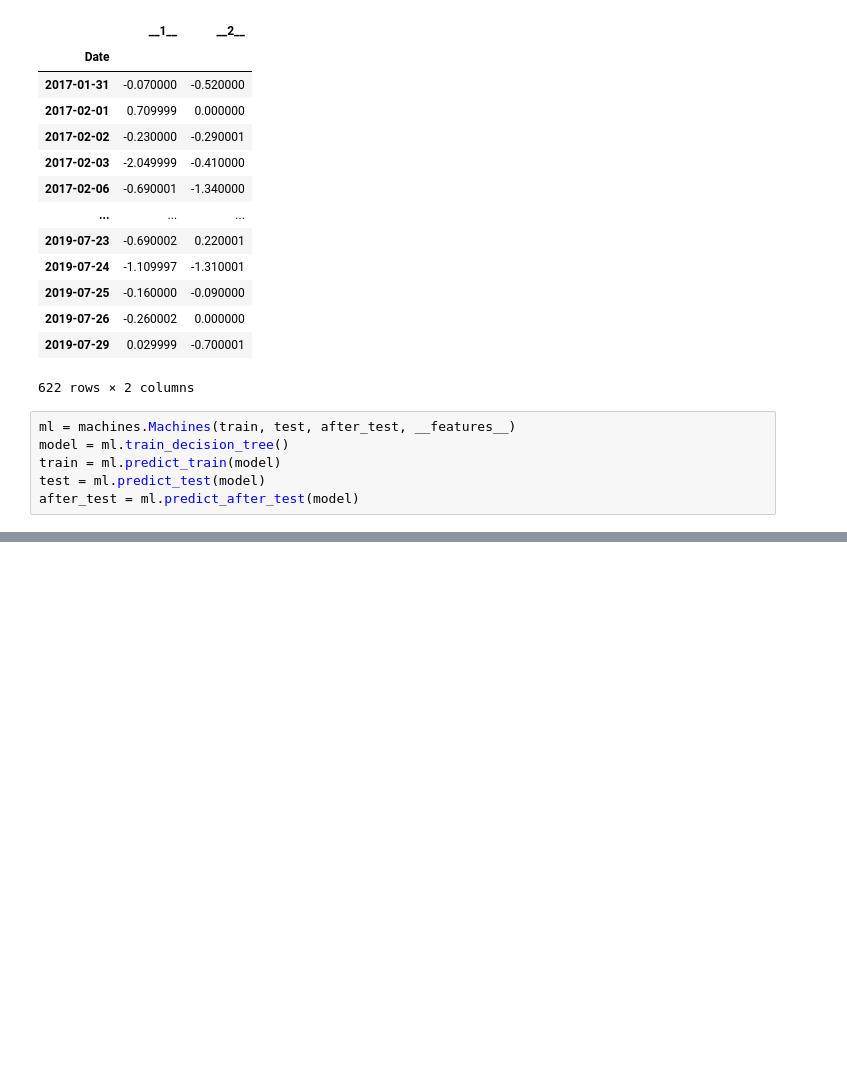
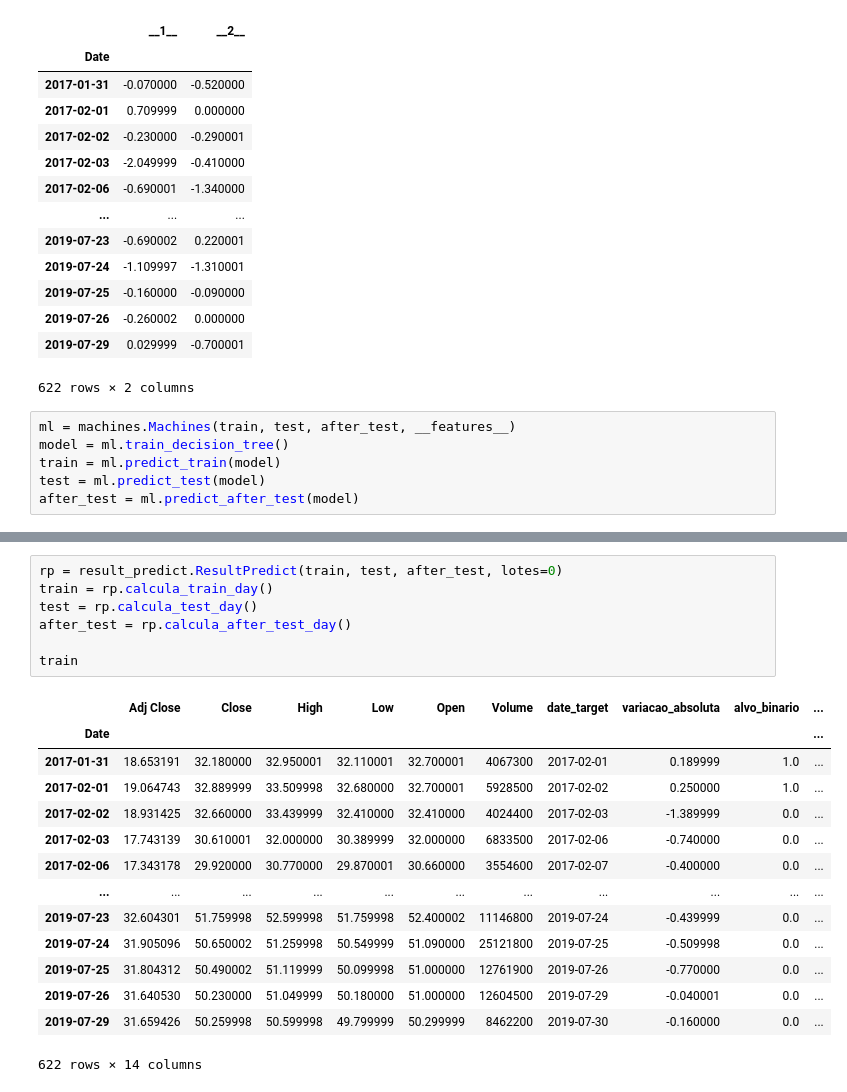
Before and after one commit to rianlucascs/predicao-dados-binarios, a Jupyter notebook: notebook.ipynb, the cells around one changed output, grey strips where cells are left out. Drawn from its saved outputs; the diff is of its cells as text; blank space fills up the shorter version.

```diff
--- a/notebook.ipynb
+++ b/notebook.ipynb
@@ -150,0 +169,22 @@ ml.evaluate()
+# %%
+rp = result_predict.ResultPredict(train, test, after_test, lotes=0)
+train = rp.calcula_train_day()
+test = rp.calcula_test_day()
+after_test = rp.calcula_after_test_day()
+
+train
+# %% [output]
+|  | Adj Close | Close | High | Low | Open | Volume | date_target | variacao_absoluta | alvo_binario | ... |
+| Date |  |  |  |  |  |  |  |  |  | ... |
+| 2017-01-31 | 18.653191 | 32.180000 | 32.950001 | 32.110001 | 32.700001 | 4067300 | 2017-02-01 | 0.189999 | 1.0 | ... |
+| 2017-02-01 | 19.064743 | 32.889999 | 33.509998 | 32.680000 | 32.700001 | 5928500 | 2017-02-02 | 0.250000 | 1.0 | ... |
+| 2017-02-02 | 18.931425 | 32.660000 | 33.439999 | 32.410000 | 32.410000 | 4024400 | 2017-02-03 | -1.389999 | 0.0 | ... |
+| 2017-02-03 | 17.743139 | 30.610001 | 32.000000 | 30.389999 | 32.000000 | 6833500 | 2017-02-06 | -0.740000 | 0.0 | ... |
+| 2017-02-06 | 17.343178 | 29.920000 | 30.770000 | 29.870001 | 30.660000 | 3554600 | 2017-02-07 | -0.400000 | 0.0 | ... |
+| ... | ... | ... | ... | ... | ... | ... | ... | ... | ... | ... |
+| 2019-07-23 | 32.604301 | 51.759998 | 52.599998 | 51.759998 | 52.400002 | 11146800 | 2019-07-24 | -0.439999 | 0.0 | ... |
+| 2019-07-24 | 31.905096 | 50.650002 | 51.259998 | 50.549999 | 51.090000 | 25121800 | 2019-07-25 | -0.509998 | 0.0 | ... |
+| 2019-07-25 | 31.804312 | 50.490002 | 51.119999 | 50.099998 | 51.000000 | 12761900 | 2019-07-26 | -0.770000 | 0.0 | ... |
+| 2019-07-26 | 31.640530 | 50.230000 | 51.049999 | 50.180000 | 51.000000 | 12604500 | 2019-07-29 | -0.040001 | 0.0 | ... |
+| 2019-07-29 | 31.659426 | 50.259998 | 50.599998 | 49.799999 | 50.299999 | 8462200 | 2019-07-30 | -0.160000 | 0.0 | ... |
+622 rows × 14 columns
```
Also changed, not shown: parts of 9 cells of this notebook, 3 other files.
